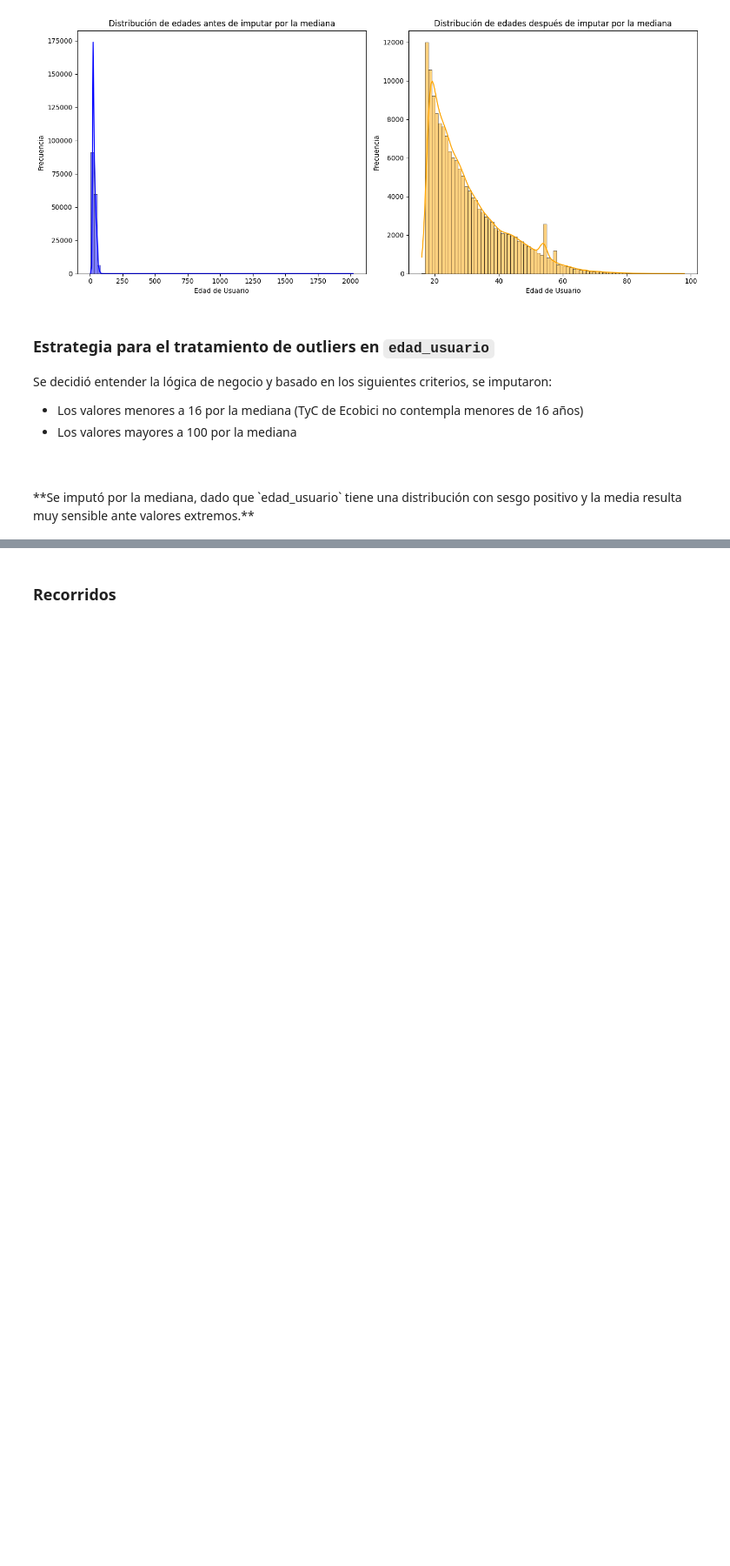
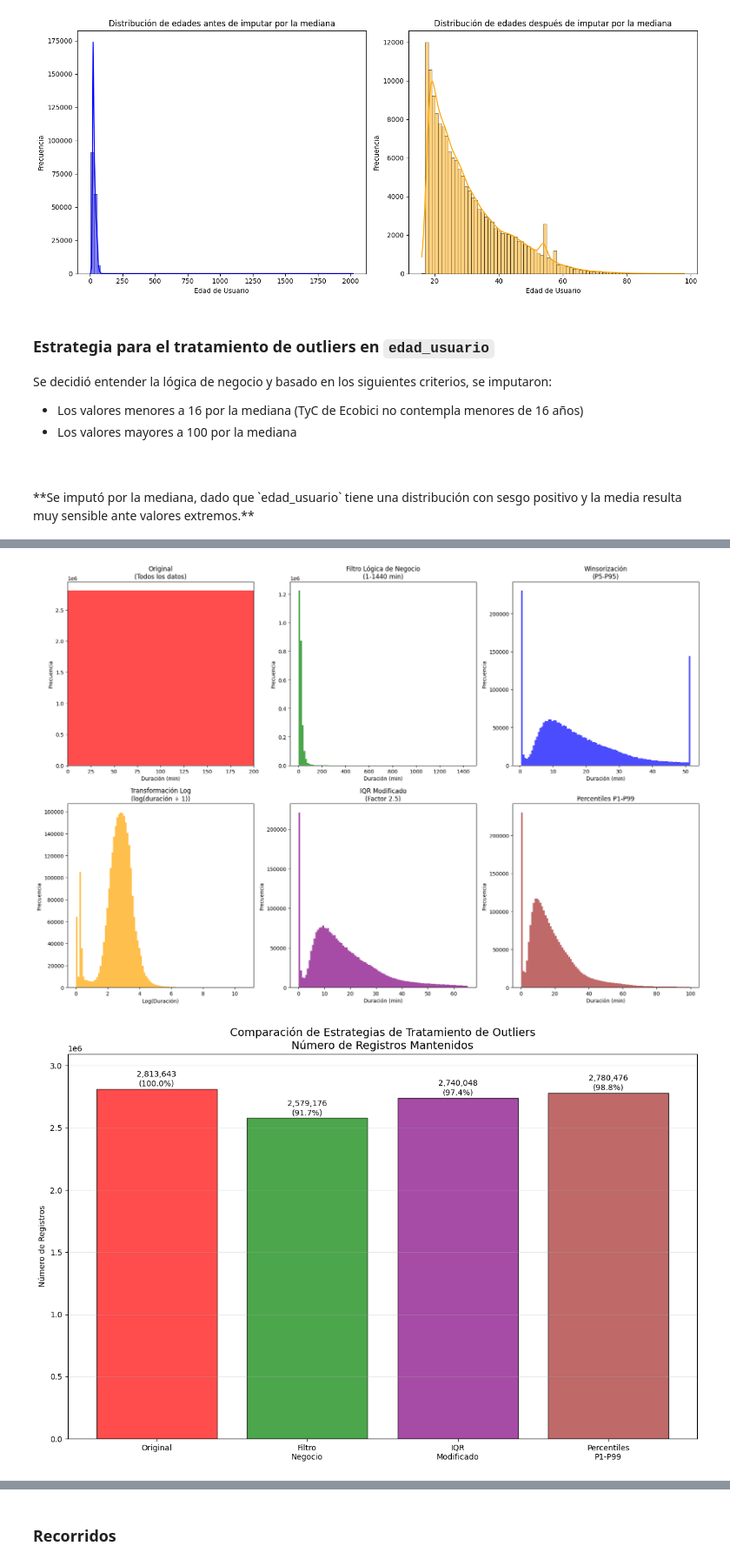
Before and after one commit to ArielMatC/ceia-andd-g2, a Jupyter notebook: data_analysis.ipynb, the cells around one changed output, grey strips where cells are left out. Shown at 87% size. Saved outputs shown, nothing was run; the diff lists cells and outputs as text; code cells hidden in the pictures; blank space fills up the shorter version.

```diff
--- a/data_analysis.ipynb
+++ b/data_analysis.ipynb
@@ -1313,0 +1635,75 @@ Se decidió entender la lógica de negocio y basado en los siguientes criterios,
+# %%
+# Visualización comparativa de estrategias
+fig, axes = plt.subplots(2, 3, figsize=(18, 12))
+
+# Dataset original
+axes[0,0].hist(rides_df_train_cleaned['duracion_recorrido_min'], bins=100, alpha=0.7, color='red')
+axes[0,0].set_title('Original\n(Todos los datos)')
+axes[0,0].set_xlabel('Duración (min)')
+axes[0,0].set_ylabel('Frecuencia')
+axes[0,0].set_xlim(0, 200)
+
+# Filtro de negocio
+axes[0,1].hist(rides_df_train_cleaned_filtered['duracion_recorrido_min'], bins=100, alpha=0.7, color='green')
+axes[0,1].set_title('Filtro Lógica de Negocio\n(1-1440 min)')
+axes[0,1].set_xlabel('Duración (min)')
+axes[0,1].set_ylabel('Frecuencia')
+
+# Winsorización
+axes[0,2].hist(duration_winsorized, bins=100, alpha=0.7, color='blue')
+axes[0,2].set_title('Winsorización\n(P5-P95)')
+axes[0,2].set_xlabel('Duración (min)')
+axes[0,2].set_ylabel('Frecuencia')
+
+# Transformación logarítmica
+axes[1,0].hist(duration_log, bins=100, alpha=0.7, color='orange')
+axes[1,0].set_title('Transformación Log\n(log(duración + 1))')
+axes[1,0].set_xlabel('Log(Duración)')
+axes[1,0].set_ylabel('Frecuencia')
+
+# IQR modificado
+duration_iqr_mod = rides_df_train_cleaned[iqr_mod_filter_mask]['duracion_recorrido_min']
+axes[1,1].hist(duration_iqr_mod, bins=100, alpha=0.7, color='purple')
+axes[1,1].set_title('IQR Modificado\n(Factor 2.5)')
+axes[1,1].set_xlabel('Duración (min)')
+axes[1,1].set_ylabel('Frecuencia')
+
+# Percentiles P1-P99
+duration_percentiles = rides_df_train_cleaned[percentile_filter_mask]['duracion_recorrido_min']
+axes[1,2].hist(duration_percentiles, bins=100, alpha=0.7, color='brown')
+axes[1,2].set_title('Percentiles P1-P99')
+axes[1,2].set_xlabel('Duración (min)')
+axes[1,2].set_ylabel('Frecuencia')
+
+plt.tight_layout()
+plt.show()
+
+# Gráfico de barras comparativo de estrategias
+plt.figure(figsize=(12, 8))
+
+strategies = ['Original', 'Filtro\nNegocio', 'IQR\nModificado', 'Percentiles\nP1-P99']
+counts = [len(rides_df_train_cleaned),
+          business_filter_mask.sum(),
+          iqr_mod_filter_mask.sum(),
+          percentile_filter_mask.sum()]
+
+colors = ['red', 'green', 'purple', 'brown']
+bars = plt.bar(strategies, counts, color=colors, alpha=0.7, edgecolor='black')
+
+# Añadir etiquetas con números
+for bar, count in zip(bars, counts):
+    height = bar.get_height()
+    plt.text(bar.get_x() + bar.get_width()/2., height + 10000,
+             f'{count:,}\n({count/len(rides_df_train_cleaned)*100:.1f}%)',
+             ha='center', va='bottom', fontsize=10)
+
+plt.title('Comparación de Estrategias de Tratamiento de Outliers\nNúmero de Registros Mantenidos', fontsize=14)
+plt.ylabel('Número de Registros')
+plt.grid(axis='y', alpha=0.3)
+plt.ylim(0, len(rides_df_train_cleaned) * 1.1)
+
+plt.tight_layout()
+plt.show()
+# %% [output]
+[figure, added]
+[figure, added]
```
Also changed, not shown: parts of 37 cells of this notebook, 3 other files.
